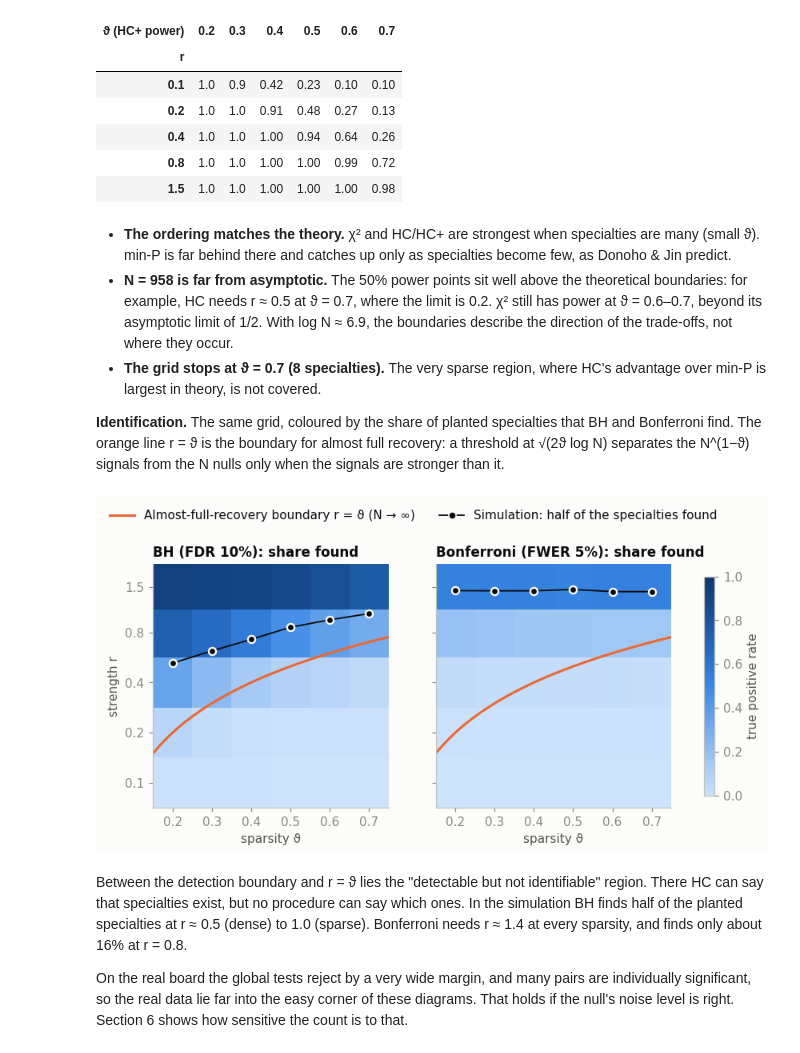
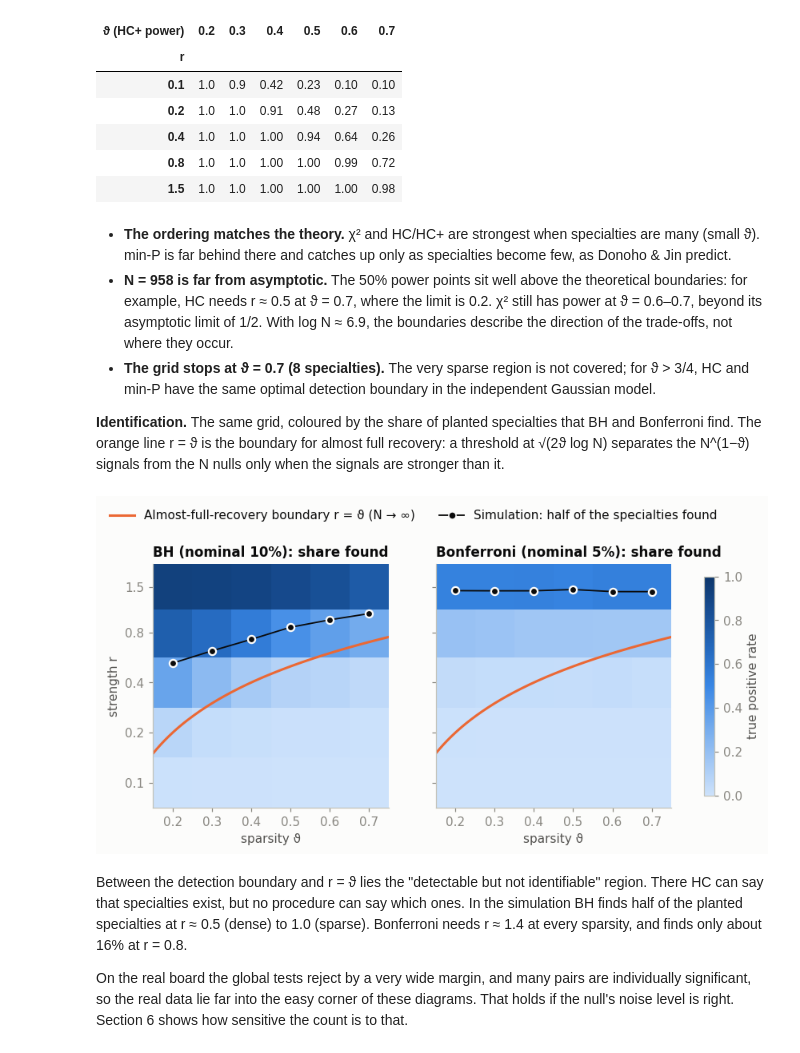
Before and after one commit to chenxige0509/stat236-arena-uncertainty, a Jupyter notebook: notebook/report_v1.ipynb, the cells around one changed output. Saved outputs shown, nothing was run; the diff lists cells and outputs as text; code cells hidden in the pictures.

```diff
--- a/notebook/report_v1.ipynb
+++ b/notebook/report_v1.ipynb
@@ -334,22 +334,22 @@ grid.pivot(index="r", columns="theta", values="hc_plus").round(2).rename_axis(in
 # %% [markdown]
 - **The ordering matches the theory.** χ² and HC/HC+ are strongest when specialties are many (small ϑ). min-P is far behind there and catches up only as specialties become few, as Donoho & Jin predict.
 - **N = 958 is far from asymptotic.** The 50% power points sit well above the theoretical boundaries: for example, HC needs r ≈ 0.5 at ϑ = 0.7, where the limit is 0.2. χ² still has power at ϑ = 0.6–0.7, beyond its asymptotic limit of 1/2. With log N ≈ 6.9, the boundaries describe the direction of the trade-offs, not where they occur.
-- **The grid stops at ϑ = 0.7 (8 specialties).** The very sparse region, where HC's advantage over min-P is largest in theory, is not covered.
+- **The grid stops at ϑ = 0.7 (8 specialties).** The very sparse region is not covered; for ϑ > 3/4, HC and min-P have the same optimal detection boundary in the independent Gaussian model.
 
 **Identification.** The same grid, coloured by the share of planted specialties that BH and Bonferroni find. The orange line r = ϑ is the boundary for almost full recovery: a threshold at √(2ϑ log N) separates the N^(1−ϑ) signals from the N nulls only when the signals are stronger than it.
 # %%
 fig, axes = plt.subplots(1, 2, figsize=(9.5, 3.6), sharey=True)
-for ax, (key, title) in zip(axes, [("bh_tpr", "BH (FDR 10%): share found"), ("bonf_tpr", "Bonferroni (FWER 5%): share found")]):
+for ax, (key, title) in zip(axes, [("bh_tpr", "BH (nominal 10%): share found"), ("bonf_tpr", "Bonferroni (nominal 5%): share found")]):
     mesh = phase_panel(ax, key, title, t)
     ax.set_xlabel("sparsity ϑ")
 axes[0].set_ylabel("strength r")
 fig.colorbar(mesh, ax=axes, shrink=0.9, label="true positive rate")
 fig.legend(handles=[Line2D([], [], color=ORANGE, lw=2, label="Almost-full-recovery boundary r = ϑ (N → ∞)"),
                     Line2D([], [], color=INK, lw=1.2, marker="o", mec=SURFACE, label="Simulation: half of the specialties found")],
            loc="lower left", bbox_to_anchor=(0.06, 0.98), ncol=2)
 plt.show()
 # %% [output]
-[figure, old version]
+[figure, new version]
 # %% [markdown]
 Between the detection boundary and r = ϑ lies the "detectable but not identifiable" region. There HC can say that specialties exist, but no procedure can say which ones. In the simulation BH finds half of the planted specialties at r ≈ 0.5 (dense) to 1.0 (sparse). Bonferroni needs r ≈ 1.4 at every sparsity, and finds only about 16% at r = 0.8.
 
```
Also changed, not shown: parts of 9 cells of this notebook, 16 other files.
